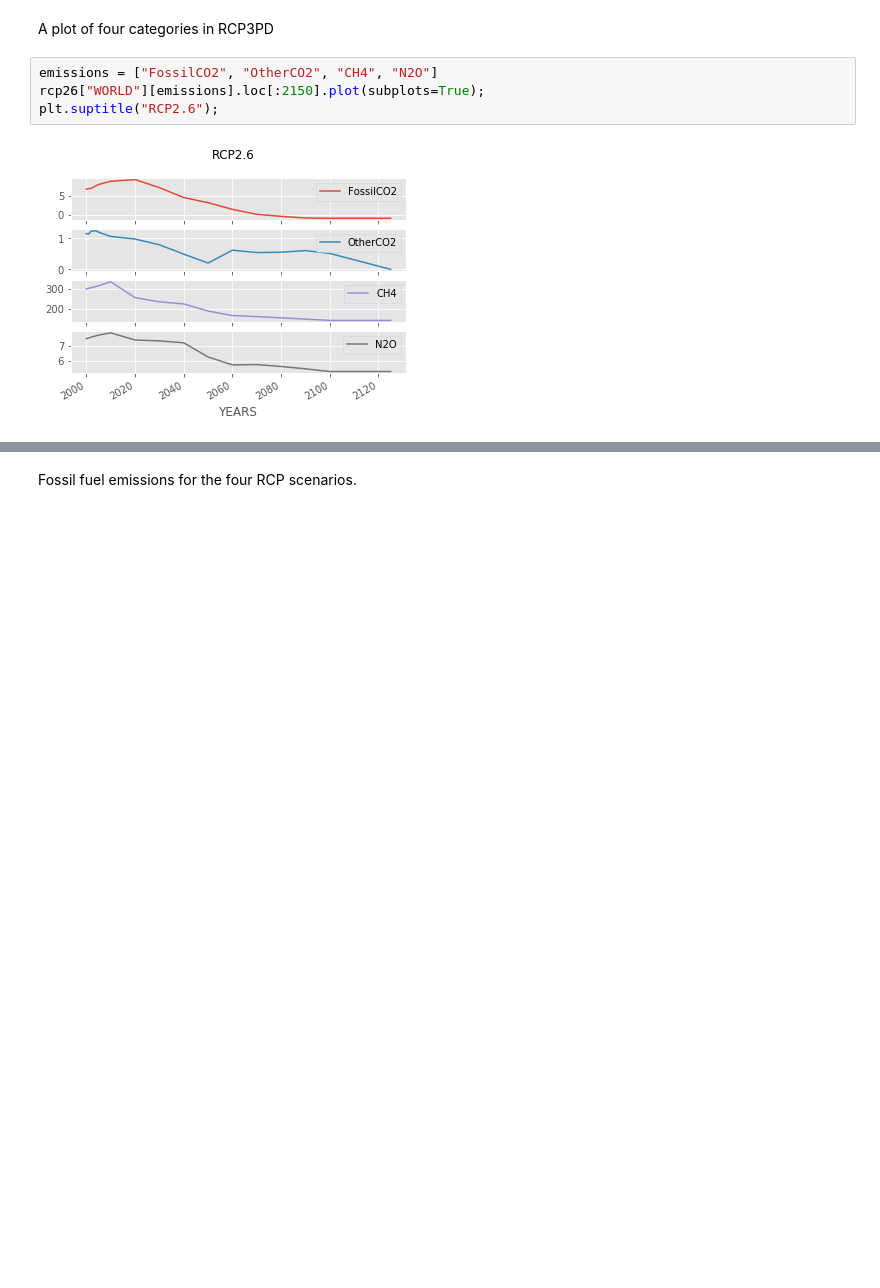
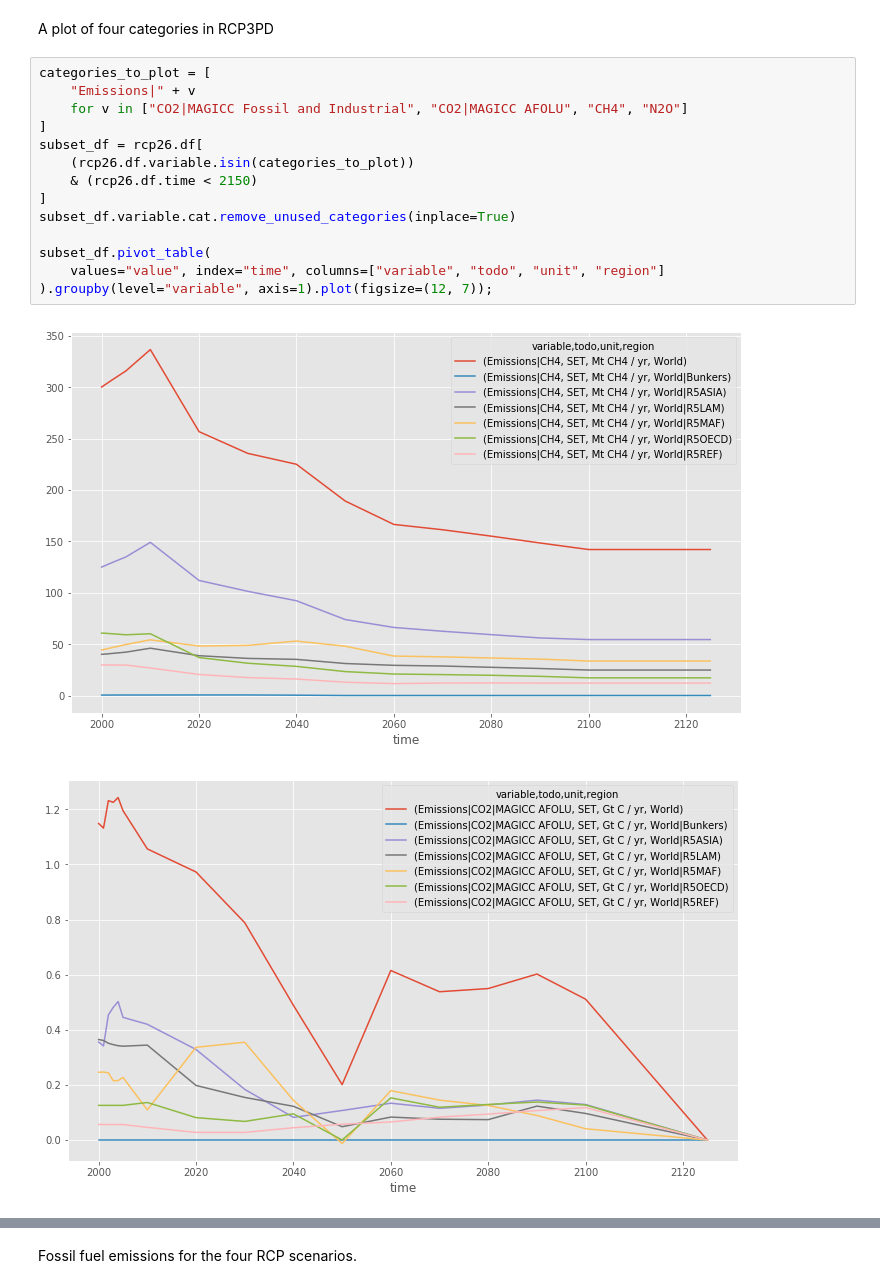
Before and after one commit to openscm/pymagicc, a Jupyter notebook: notebooks/Example.ipynb, the cells around one changed output, grey strips where cells are left out. Saved outputs shown, nothing was run; the diff lists cells and outputs as text; blank space fills up the shorter version.

```diff
--- a/notebooks/Example.ipynb
+++ b/notebooks/Example.ipynb
@@ -63,8 +79,19 @@ pymagicc.units
 # %% [markdown]
 A plot of four categories in RCP3PD
-# %%
-emissions = ["FossilCO2", "OtherCO2", "CH4", "N2O"]
-rcp26["WORLD"][emissions].loc[:2150].plot(subplots=True);
-plt.suptitle("RCP2.6");
-# %% [output]
-[figure, removed]
+# %%
+categories_to_plot = [
+    "Emissions|" + v
+    for v in ["CO2|MAGICC Fossil and Industrial", "CO2|MAGICC AFOLU", "CH4", "N2O"]
+]
+subset_df = rcp26.df[
+    (rcp26.df.variable.isin(categories_to_plot))
+    & (rcp26.df.time < 2150)
+]
+subset_df.variable.cat.remove_unused_categories(inplace=True)
+
+subset_df.pivot_table(
+    values="value", index="time", columns=["variable", "todo", "unit", "region"]
+).groupby(level="variable", axis=1).plot(figsize=(12, 7));
+# %% [output]
+[figure, added]
+[figure, added]
```
Also changed, not shown: parts of 19 cells of this notebook, 3 other files.
